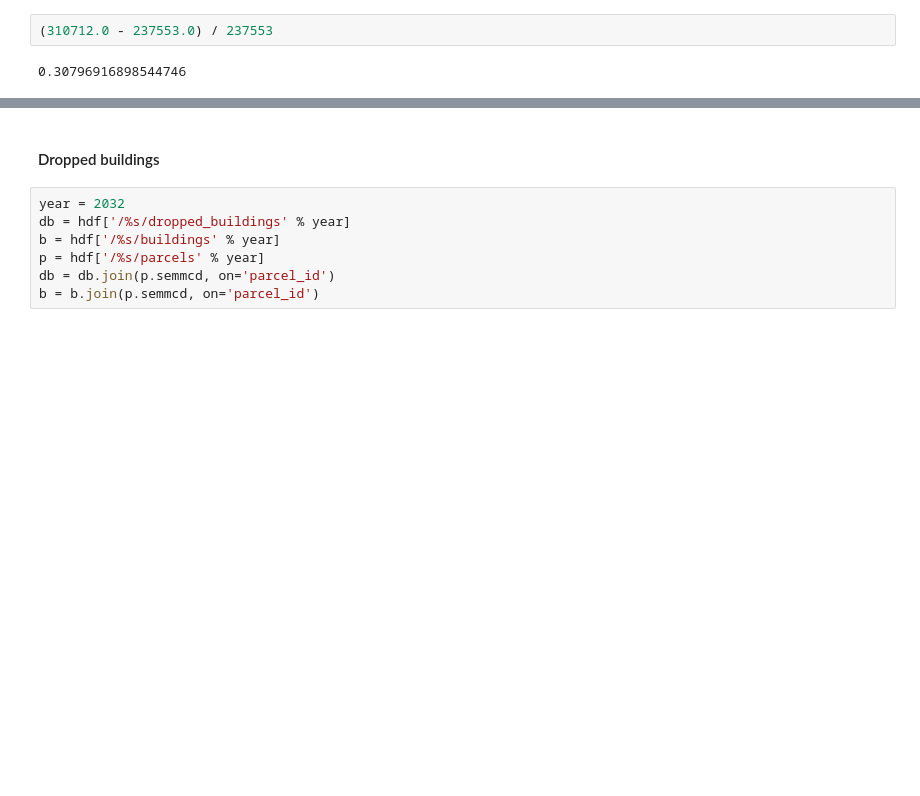
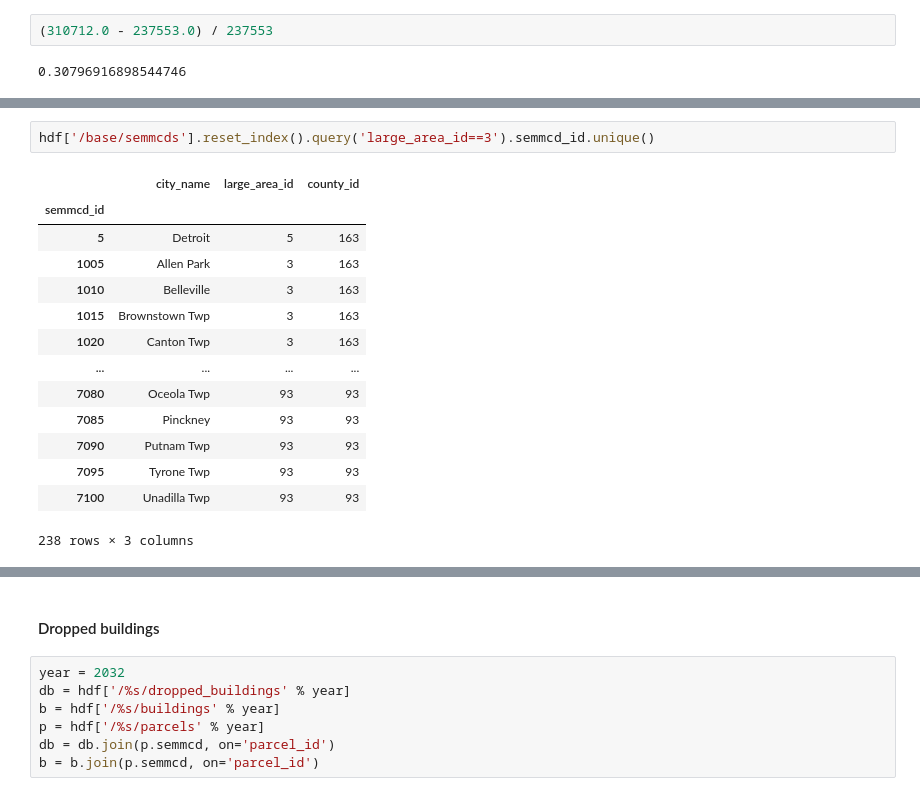
Before and after one commit to SEMCOG/semcog_urbansim, a Jupyter notebook: notebooks/model_analysis/model_output_analysis.ipynb, the cells around one changed output, grey strips where cells are left out. Cells and saved outputs as stored; diff of their text form; blank space fills up the shorter version.

```diff
--- a/notebooks/model_analysis/model_output_analysis.ipynb
+++ b/notebooks/model_analysis/model_output_analysis.ipynb
@@ -359,0 +404,17 @@ hbase_zone_by = hbase_zone.set_index(['large_area_id', 'inc_qt', 'hhsize'])
+# %%
+hdf['/base/semmcds'].reset_index().query('large_area_id==3').semmcd_id.unique()
+# %% [output]
+|  | city_name | large_area_id | county_id |
+| semmcd_id |  |  |  |
+| 5 | Detroit | 5 | 163 |
+| 1005 | Allen Park | 3 | 163 |
+| 1010 | Belleville | 3 | 163 |
+| 1015 | Brownstown Twp | 3 | 163 |
+| 1020 | Canton Twp | 3 | 163 |
+| ... | ... | ... | ... |
+| 7080 | Oceola Twp | 93 | 93 |
+| 7085 | Pinckney | 93 | 93 |
+| 7090 | Putnam Twp | 93 | 93 |
+| 7095 | Tyrone Twp | 93 | 93 |
+| 7100 | Unadilla Twp | 93 | 93 |
+238 rows × 3 columns
```
Also changed, not shown: parts of 5 cells of this notebook, 1 other file.
